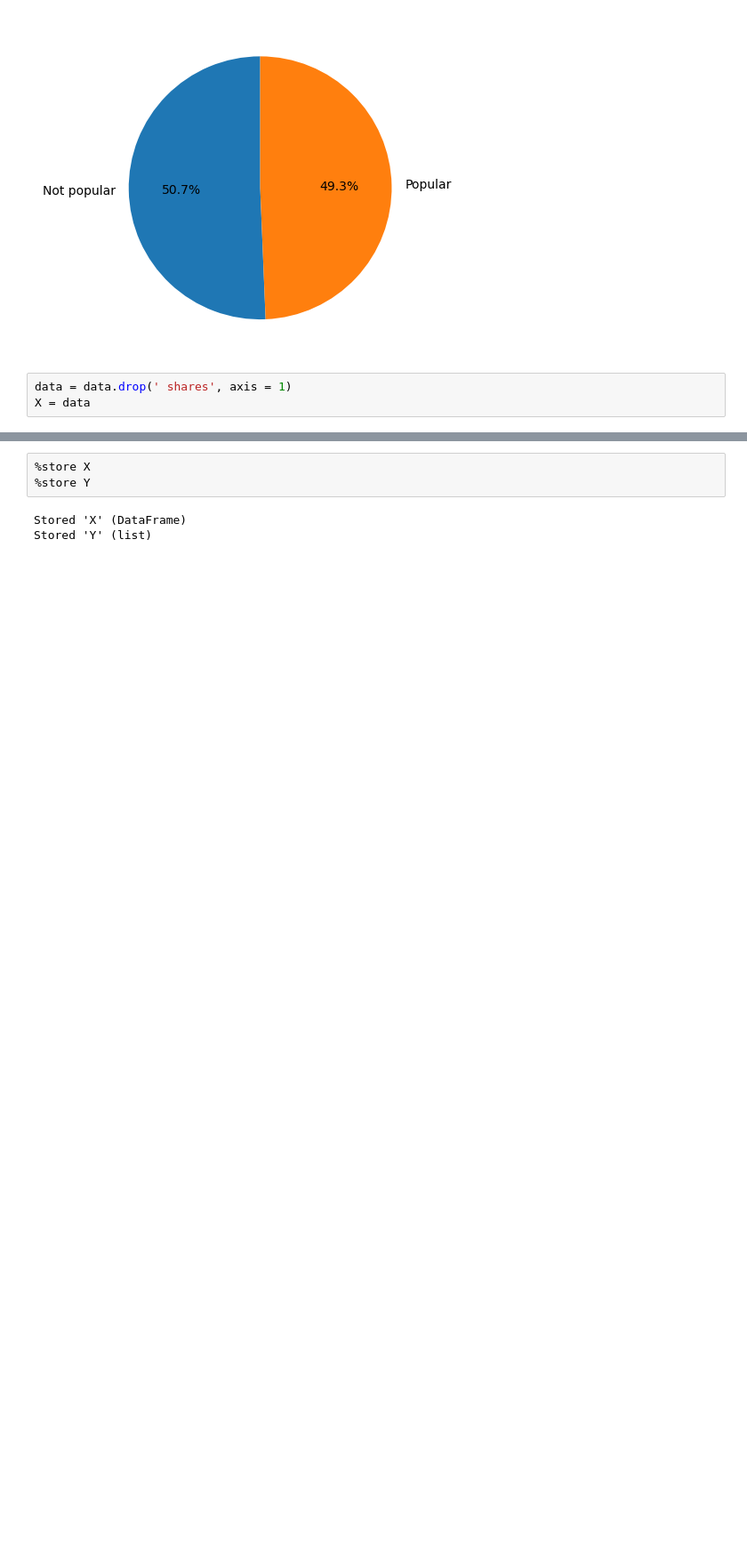
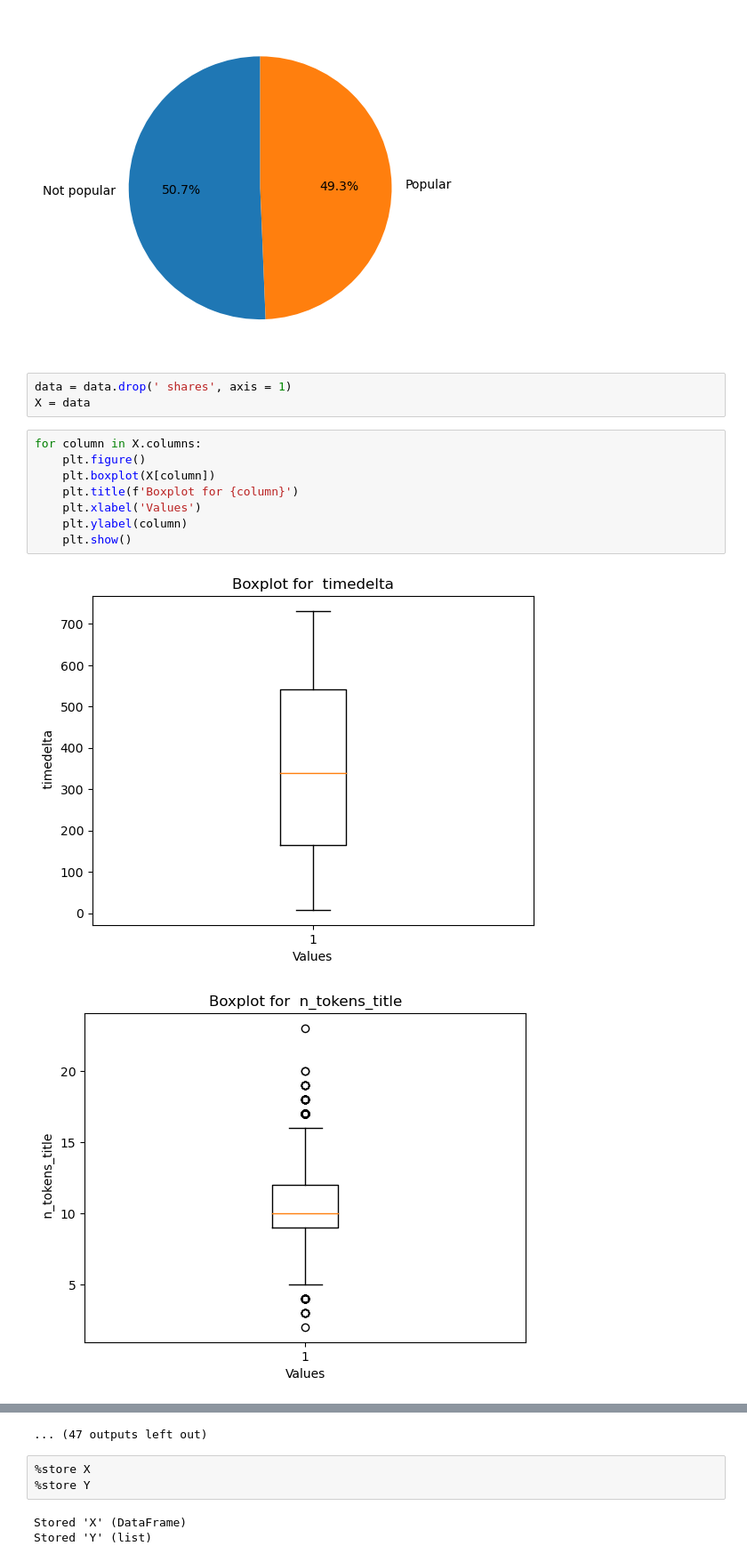
Before and after one commit to MATF-istrazivanje-podataka-1/2023_Data_Mining_Online_news_Dataset, a Jupyter notebook: data_analysis/data_analysis.ipynb, the cells around one changed output, grey strips where cells are left out. Shown at 89% size. Saved outputs shown, nothing was run; the diff lists cells and outputs as text; blank space fills up the shorter version.

Commit message:
add boxplots

```diff
--- a/data_analysis/data_analysis.ipynb
+++ b/data_analysis/data_analysis.ipynb
@@ -93,3 +93,14 @@ plt.show()
 # %%
 data = data.drop(' shares', axis = 1)
 X = data
+# %%
+for column in X.columns:
+    plt.figure()
+    plt.boxplot(X[column])
+    plt.title(f'Boxplot for {column}')
+    plt.xlabel('Values')
+    plt.ylabel(column)
+    plt.show()
+# %% [output]
+[figure, added]
+[figure, added]
@@ -96,3 +117,4 @@ X = data
+... (47 outputs left out)
 # %%
 %store X
 %store Y
```
Also changed, not shown: parts of 1 cell of this notebook.
